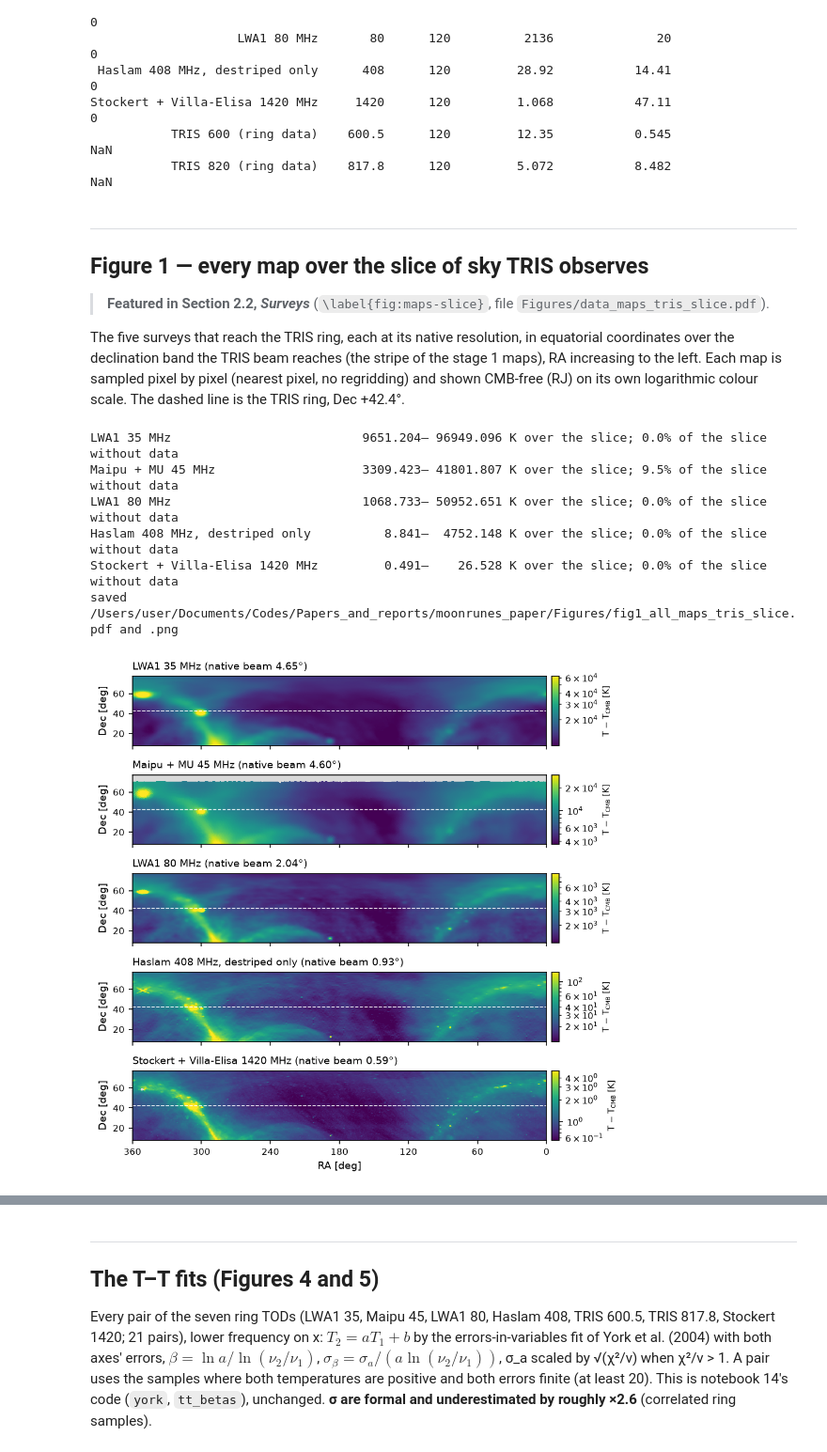
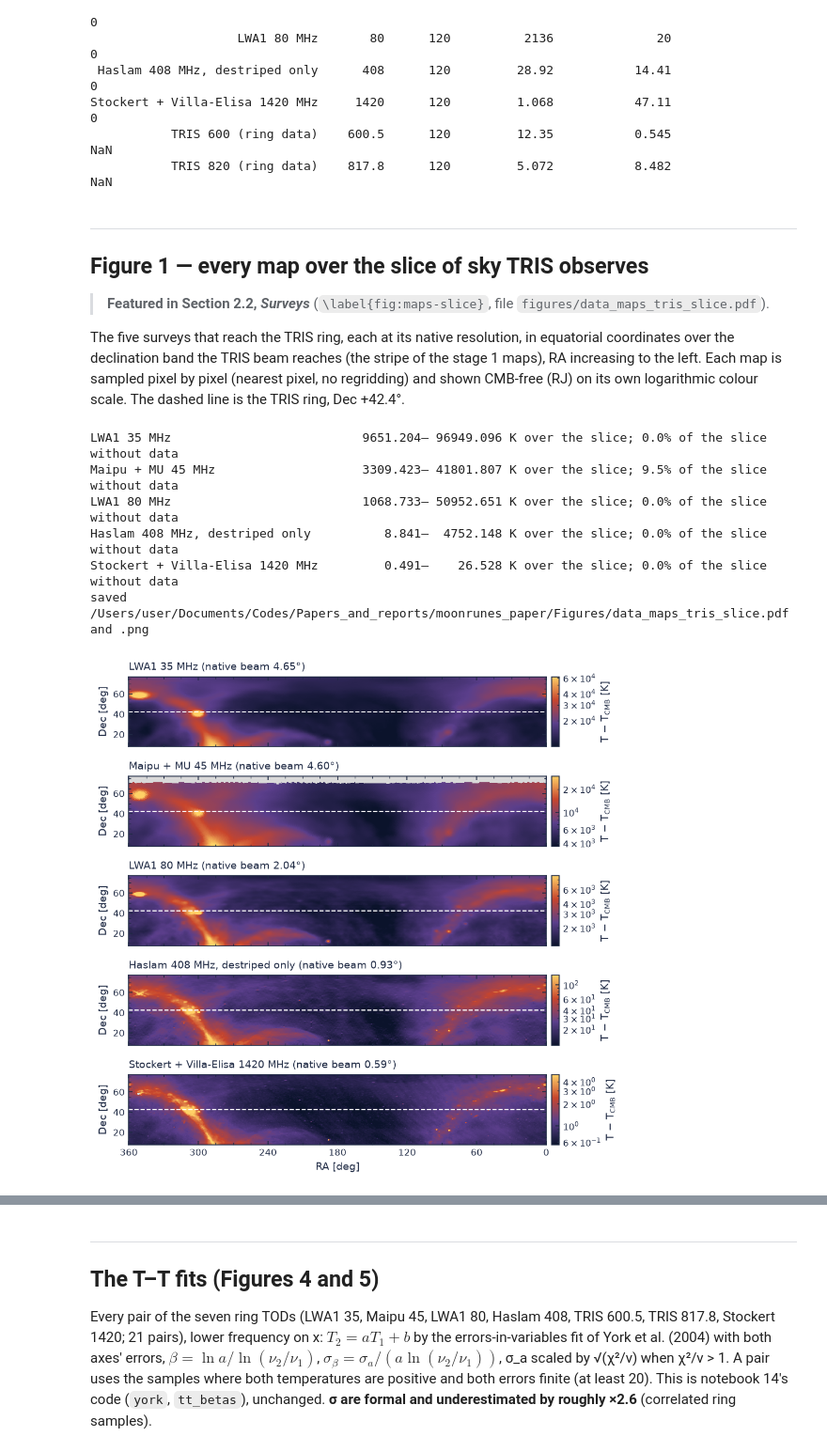
Before and after one commit to sohinixcvii/moonrunes, a Jupyter notebook: notebooks/10_paper_plots.ipynb, the cells around one changed output, grey strips where cells are left out. Shown at 94% size. Drawn from its saved outputs; the diff is of its cells as text; code cells hidden in the pictures.

```diff
--- a/notebooks/10_paper_plots.ipynb
+++ b/notebooks/10_paper_plots.ipynb
@@ -65,7 +65,7 @@ from moonrunes.stage1_tris_maps import load_stage1
 from models import build_models, prior_transform
 import run_comparison as rc
 
-OUT = Path("/Users/user/Documents/Codes/Papers_and_reports/moonrunes_paper/Figures")
+OUT = Path("/Users/user/Documents/Codes/Papers_and_reports/moonrunes_paper/figures")
 OUT.mkdir(parents=True, exist_ok=True)
 BM_FILE = REPO / "model_comparison" / "beam_matched_tods" / "beam_matched_tods.npz"
 MC_CONFIG = REPO / "model_comparison" / "config.yaml"
@@ -81,17 +81,17 @@ MIN_RATIO, MIN_SAMPLES = 1.0, 20
 CYG_A_RA = 299.9
 
 FULL_WIDTH, COL_WIDTH = 174 / 25.4, 84 / 25.4     # MNRAS, inches
+from moonrunes.style import use_tris_style, COLORS
+use_tris_style()
 plt.rcParams.update({
-    "font.size": 8.5, "axes.titlesize": 9, "axes.labelsize": 9,
-    "xtick.labelsize": 8, "ytick.labelsize": 8, "legend.fontsize": 7.5,
-    "figure.dpi": 150, "savefig.dpi": 300, "pdf.fonttype": 42, "ps.fonttype": 42,
+    "figure.dpi": 150, "pdf.fonttype": 42, "ps.fonttype": 42,
     "axes.grid": False, "figure.facecolor": "white", "savefig.facecolor": "white",
 })
-CMAP = plt.get_cmap("viridis").copy(); CMAP.set_bad("#d9d9d9")
+CMAP = plt.get_cmap("ring").copy(); CMAP.set_bad("#d9d9d9")
 
 def save(fig, name):
     for ext in ("pdf", "png"):
-        fig.savefig(OUT / f"{name}.{ext}", bbox_inches="tight")
+        fig.savefig(OUT / f"{name}.{ext}")
     print(f"saved {OUT / name}.pdf and .png")
 
 config = load_config(REPO / "configs" / "run_config.yaml")
@@ -168,7 +168,7 @@ Stockert + Villa-Elisa 1420 MHz     1420      120         1.068           47.11
 ---
 ## Figure 1 — every map over the slice of sky TRIS observes
 
-> **Featured in Section 2.2, *Surveys*** (`\label{fig:maps-slice}`, file `Figures/data_maps_tris_slice.pdf`).
+> **Featured in Section 2.2, *Surveys*** (`\label{fig:maps-slice}`, file `figures/data_maps_tris_slice.pdf`).
 
 The five surveys that reach the TRIS ring, each at its native resolution, in equatorial coordinates over the
 declination band the TRIS beam reaches (the stripe of the stage 1 maps), RA increasing to the left. Each map is sampled
@@ -189,38 +189,38 @@ def slice_image(m):
     v = np.asarray(sky_maps.rj_excess(v, m), dtype=float).reshape(R.shape)
     return np.where(np.isfinite(v) & (v > 0), v, np.nan)
 
 fig = plt.figure(figsize=(FULL_WIDTH, 1.42 * len(SURVEY_FILES) + 0.4))
 gs = fig.add_gridspec(len(SURVEY_FILES), 2, width_ratios=[1, 0.018], hspace=0.42, wspace=0.025)
 ext = [RA_GRID[0], RA_GRID[-1], DEC_GRID[0], DEC_GRID[-1]]
 for r, f in enumerate(SURVEY_FILES):
     m = MAPS[f]
     img = slice_image(m)
     lo, hi = np.nanpercentile(img, [1, 99.7])
     ax = fig.add_subplot(gs[r, 0])
     im = ax.imshow(img, origin="lower", extent=ext, aspect="auto", cmap=CMAP, norm=LogNorm(lo, hi),
                    interpolation="nearest")
-    ax.axhline(RING_DEC, color="white", ls="--", lw=0.8)
+    ax.axhline(RING_DEC, color="white", ls="--")
     ax.set_xticks(np.arange(360, -1, -60)); ax.set_yticks([20, 40, 60])
     ax.set_title(f"{m['name']} (native beam {m['fwhm_deg']:.2f}°)", loc="left")
     ax.set_ylabel("Dec [deg]")
     if r < len(SURVEY_FILES) - 1:
         ax.tick_params(labelbottom=False)
     else:
         ax.set_xlabel("RA [deg]")
     cb = fig.colorbar(im, cax=fig.add_subplot(gs[r, 1]))
-    cb.set_label("T − T$_\\mathrm{CMB}$ [K]", fontsize=7.5)
+    cb.set_label("T − T$_\\mathrm{CMB}$ [K]")
     print(f"{m['name']:<34} {np.nanmin(img):10.3f}–{np.nanmax(img):10.3f} K over the slice; "
           f"{100 * np.mean(np.isnan(img)):.1f}% of the slice without data")
-save(fig, "data_maps_tris_slice")
+save(fig, "fig1_data_maps_tris_slice")
 plt.show()
 # %% [output]
 LWA1 35 MHz                          9651.204– 96949.096 K over the slice; 0.0% of the slice without data
 Maipu + MU 45 MHz                    3309.423– 41801.807 K over the slice; 9.5% of the slice without data
 LWA1 80 MHz                          1068.733– 50952.651 K over the slice; 0.0% of the slice without data
 Haslam 408 MHz, destriped only          8.841–  4752.148 K over the slice; 0.0% of the slice without data
 Stockert + Villa-Elisa 1420 MHz         0.491–    26.528 K over the slice; 0.0% of the slice without data
-saved /Users/user/Documents/Codes/Papers_and_reports/moonrunes_paper/Figures/fig1_all_maps_tris_slice.pdf and .png
+saved /Users/user/Documents/Codes/Papers_and_reports/moonrunes_paper/Figures/data_maps_tris_slice.pdf and .png
-[figure, old version]
+[figure, new version]
 # %% [markdown]
 ---
 ## Figure 2 — the TRIS maps made from the rings
```
Also changed, not shown: parts of 23 cells of this notebook, 15 other files.
